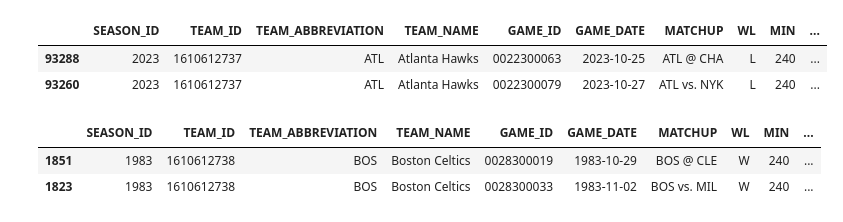
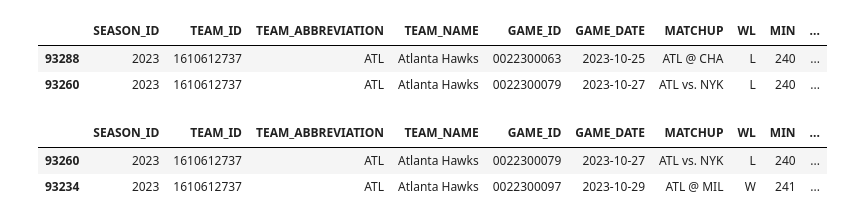
Before and after one commit to wtbtucker/NBA-Machine-Learning-Sports-Betting, a Jupyter notebook: data_mining_pipeline.ipynb, the cells around one changed output. Cells and saved outputs as stored; diff of their text form; code cells hidden in the pictures.

```diff
--- a/data_mining_pipeline.ipynb
+++ b/data_mining_pipeline.ipynb
@@ -361,9 +359,8 @@ games[games['SEASON_ID']=='2023'].head(2)
 | 93288 | 2023 | 1610612737 | ATL | Atlanta Hawks | 0022300063 | 2023-10-25 | ATL @ CHA | L | 240 | ... |
 | 93260 | 2023 | 1610612737 | ATL | Atlanta Hawks | 0022300079 | 2023-10-27 | ATL vs. NYK | L | 240 | ... |
 # %%
-games = games.dropna(subset=['PTS_season_avg'])
-games[games['TEAM_ABBREVIATION']=='BOS'].head(2)
+games[games['SEASON_ID']=='2023'].head(2)
 # %% [output]
 |  | SEASON_ID | TEAM_ID | TEAM_ABBREVIATION | TEAM_NAME | GAME_ID | GAME_DATE | MATCHUP | WL | MIN | ... |
-| 1851 | 1983 | 1610612738 | BOS | Boston Celtics | 0028300019 | 1983-10-29 | BOS @ CLE | W | 240 | ... |
-| 1823 | 1983 | 1610612738 | BOS | Boston Celtics | 0028300033 | 1983-11-02 | BOS vs. MIL | W | 240 | ... |
+| 93260 | 2023 | 1610612737 | ATL | Atlanta Hawks | 0022300079 | 2023-10-27 | ATL vs. NYK | L | 240 | ... |
+| 93234 | 2023 | 1610612737 | ATL | Atlanta Hawks | 0022300097 | 2023-10-29 | ATL @ MIL | W | 241 | ... |
```
Also changed, not shown: parts of 17 cells of this notebook.
